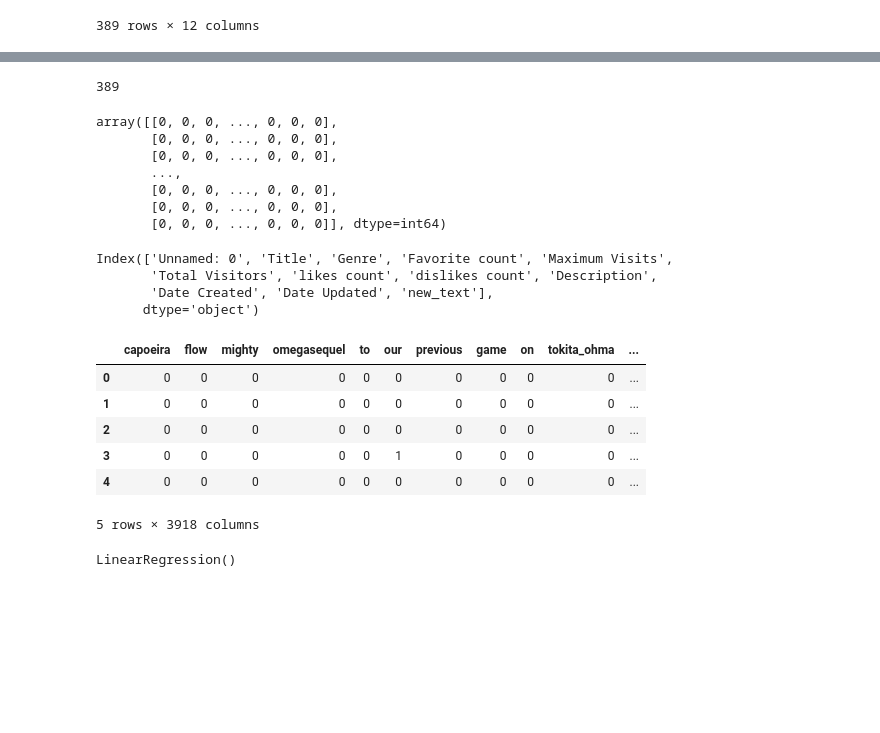
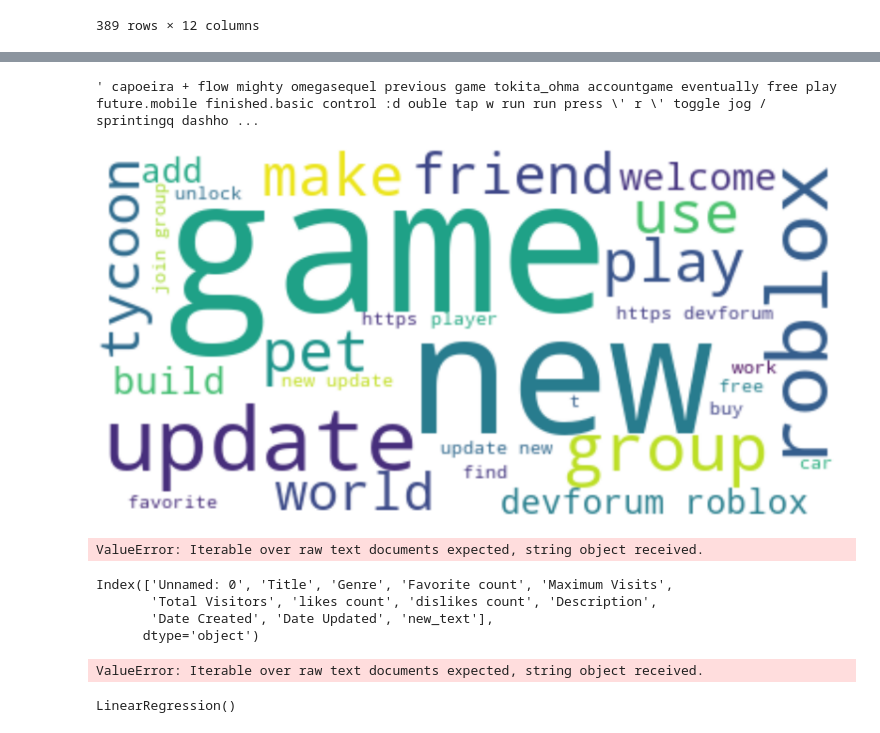
Before and after one commit to swatskool/final_project, a Jupyter notebook: Modeling.ipynb, the cells around one changed output, grey strips where cells are left out. Saved outputs shown, nothing was run; the diff lists cells and outputs as text; code cells hidden in the pictures; blank space fills up the shorter version.

```diff
--- a/Modeling.ipynb
+++ b/Modeling.ipynb
@@ -578,24 +587,30 @@ tokens_list
 # %%
-text_list=[]
+text_list=''
 for each_text in tokens_list:
-    text_list.append(' '.join(each_text))
-len(text_list)
+    for each_word in each_text:
+        text_list +=' '+ (each_word)
+(text_list)
 # %% [output]
-389
+' capoeira + flow mighty omegasequel previous game tokita_ohma accountgame eventually free play future.mobile finished.basic control :d ouble tap w run run press \' r \' toggle jog / sprintingq dashho ...
+# %%
+from wordcloud import WordCloud
+wordcloud = WordCloud(max_font_size=100, max_words=30, background_color="white").generate(text_list)
+
+# Display the generated image:
+plt.imshow(wordcloud, interpolation='bilinear')
+plt.axis("off")
+plt.rcParams['figure.figsize'] = [40, 40]
+plt.show()
+# %% [output]
+[figure, added]
 # %%
 
 from sklearn.feature_extraction.text import CountVectorizer
 cvt=CountVectorizer()
 cvt.fit_transform(text_list).toarray()
-#cvt.transform(tokens_list)
+cvt.transform(tokens_list)
 # %% [output]
-array([[0, 0, 0, ..., 0, 0, 0],
-       [0, 0, 0, ..., 0, 0, 0],
-       [0, 0, 0, ..., 0, 0, 0],
-       ...,
-       [0, 0, 0, ..., 0, 0, 0],
-       [0, 0, 0, ..., 0, 0, 0],
-       [0, 0, 0, ..., 0, 0, 0]], dtype=int64)
+ValueError: Iterable over raw text documents expected, string object received.
 # %%
 game_detail_df.columns
 # %% [output]
@@ -609,13 +624,7 @@ new_df['Total Visitors']=game_detail_df['Total Visitors']
 new_df.head()
 # new_df.sum().sort_values(ascending=False)
 # %% [output]
-|  | capoeira | flow | mighty | omegasequel | to | our | previous | game | on | tokita_ohma | ... |
-| 0 | 0 | 0 | 0 | 0 | 0 | 0 | 0 | 0 | 0 | 0 | ... |
-| 1 | 0 | 0 | 0 | 0 | 0 | 0 | 0 | 0 | 0 | 0 | ... |
-| 2 | 0 | 0 | 0 | 0 | 0 | 0 | 0 | 0 | 0 | 0 | ... |
-| 3 | 0 | 0 | 0 | 0 | 0 | 1 | 0 | 0 | 0 | 0 | ... |
-| 4 | 0 | 0 | 0 | 0 | 0 | 0 | 0 | 0 | 0 | 0 | ... |
-5 rows × 3918 columns
+ValueError: Iterable over raw text documents expected, string object received.
 # %%
 y=new_df['Total Visitors']
 x=new_df.drop(columns=['Total Visitors'])
```
Also changed, not shown: parts of 2 cells of this notebook, 6 other files.
